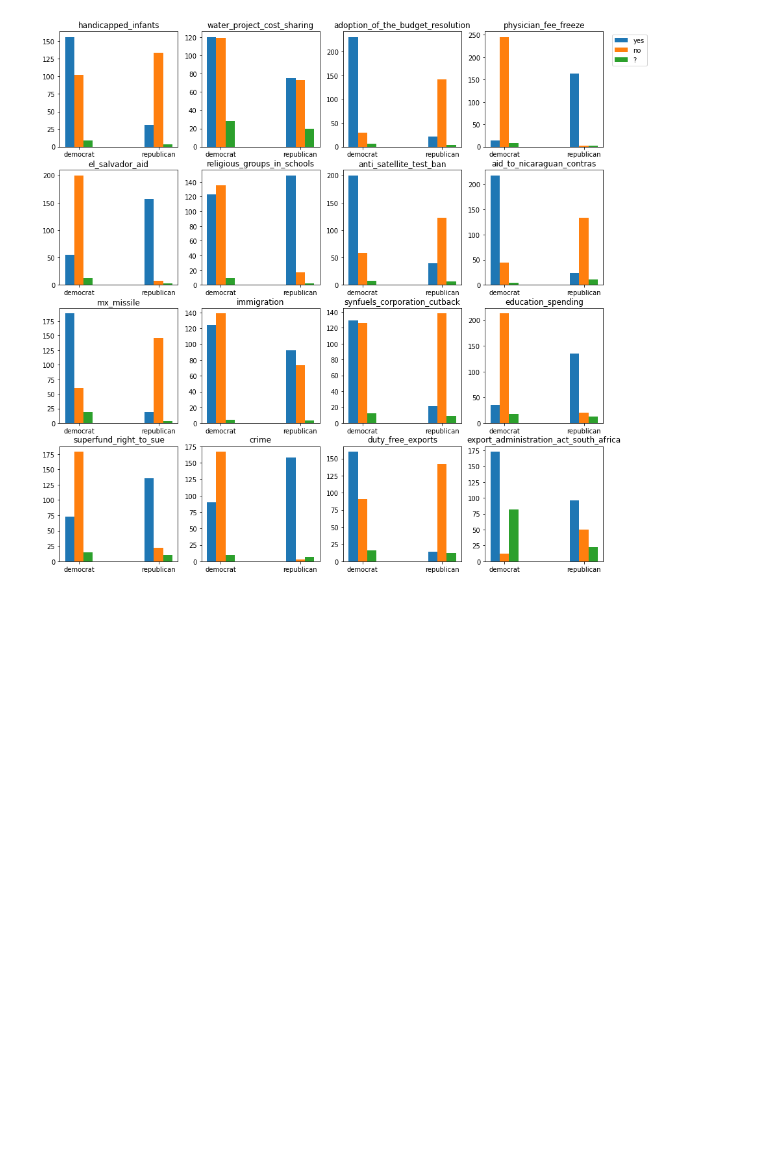
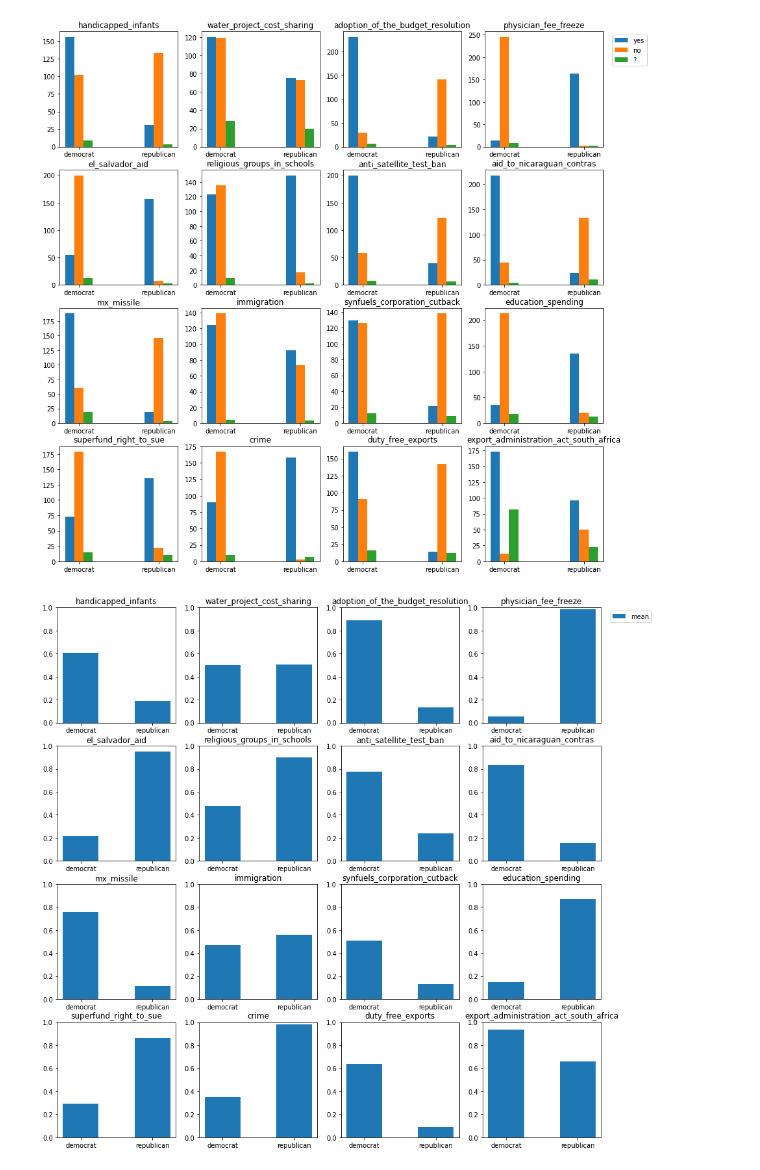
Before and after one commit to gekas145/WUM-2021-Projekty, a Jupyter notebook: eksploracja.ipynb, the cells around one changed output. Saved outputs shown, nothing was run; the diff lists cells and outputs as text; code cells hidden in the pictures; blank space fills up the shorter version.

```diff
--- a/eksploracja.ipynb
+++ b/eksploracja.ipynb
@@ -117,3 +132,42 @@ plt.show()
 # a poza tym zawiera niezwykle dużo braków danych przy demokratach
 # %% [output]
 [figure]
+# %%
+# Dla uproszczenia odczytu można ustalić dla 'y' wartość 1 i dla 'n' wartość 0.
+# Następnie policzyć średnią, która wychodzi dla demokratów i republikanów dla każdej z kategorii.
+column_names = congressional_voting_df.columns.to_list()
+columns = 4
+rows = 4
+labels = ["democrat", "republican"]
+fig, ax_array = plt.subplots(rows, columns,squeeze=False, figsize=(15,15))
+x = np.arange(2)
+width = 0.5
+
+for i,ax_row in enumerate(ax_array):
+    for j,axes in enumerate(ax_row):
+
+        column = column_names[4*i+j]
+        df = congressional_voting_df.groupby(["political_party", column]).size().reset_index(name="num")
+        df = df.pivot(columns=column, index="political_party", values="num")
+        df["mean"] = df["y"]/(df["y"]+df["n"])
+        df = df.drop(['?', 'n', 'y'], axis=1)
+
+        axes.bar(x, df["mean"], align='center', width=width, label = "mean")
+        axes.set_xticks(x)
+        axes.set_xticklabels(labels)
+        axes.set_title(column)
+        axes.set_ylim(0,1)
+
+        if i == 0 and j == 3:
+            axes.legend(bbox_to_anchor=(1.05, 1.0), loc='upper left')
+
+plt.show()
+
+# Na wykresach widać ogólne preferencje dotyczące głosowania każdej z partii.
+# Dla kategorii takich jak 'physician_fee_freeze', 'el_salvador_aid', 'aid_to_nicaraguan_contras' jest widać
+# zdecydowaną różnicę w poparciu obu partii. Te zmienne dobrze będą się sprawdzać przy przewidywaniu po głosach,
+# do której partii należy kongresman. Takich kategorii jest więcej, przy czym niektóre są lepsze, a niektóre gorsze.
+
+# W kategoriach 'water_project_cost_sharing' i 'immigration' głosy obu partii rokładają się po równo.
+# %% [output]
+[figure, added]
```
Also changed, not shown: parts of 5 cells of this notebook.
